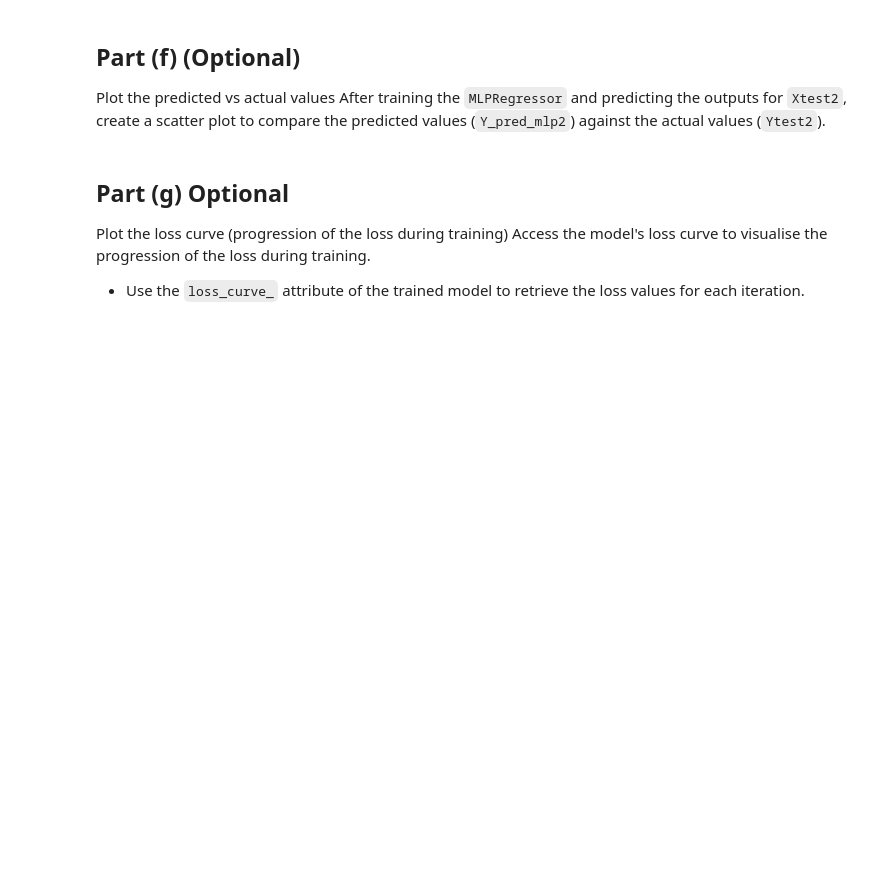
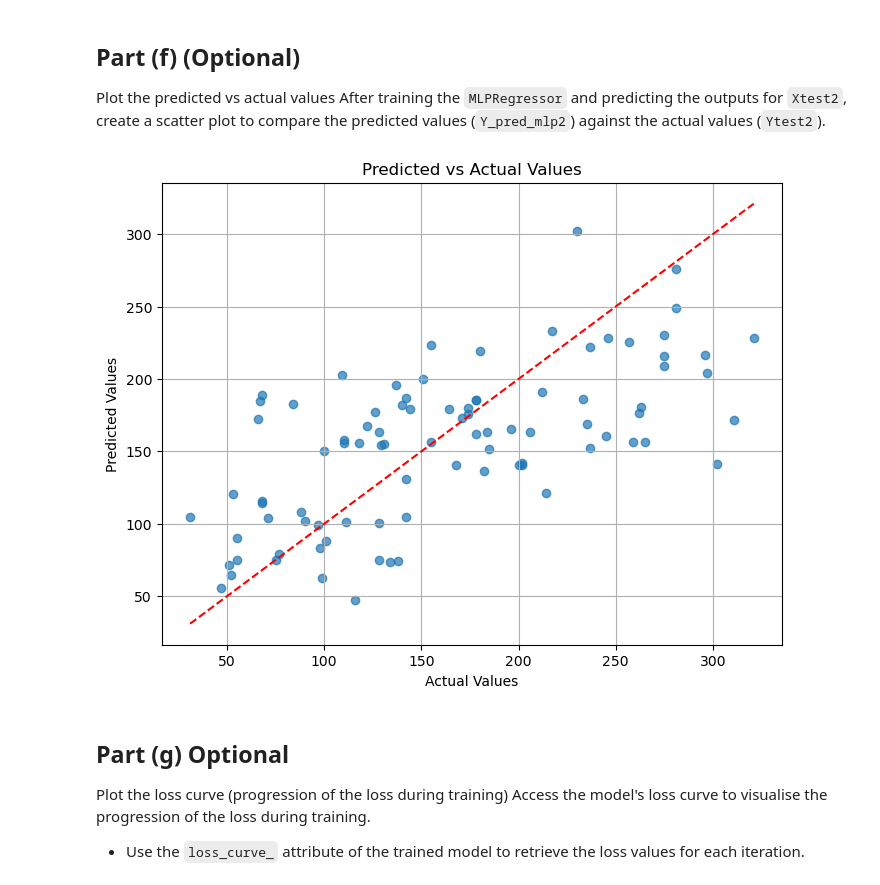
Before and after one commit to sisjkly/2024_25, a Jupyter notebook: worksheets/worksheet3.ipynb, the cells around one changed output. Cells and saved outputs as stored; diff of their text form; code cells hidden in the pictures; blank space fills up the shorter version.

```diff
--- a/worksheets/worksheet3.ipynb
+++ b/worksheets/worksheet3.ipynb
@@ -288,7 +404,8 @@ Take a look at the data in `X2` and the target labels in `Y2`. Find their shapes
 Split the data into training and testing sets
 # %%
 ##TODO## Split dataset
-Xtr2, Xtest2, Ytr2, Ytest2 = ##TODO##
+from sklearn.model_selection import train_test_split
+Xtr2, Xtest2, Ytr2, Ytest2 = train_test_split(X2, Y2, test_size=0.2)
 # %% [markdown]
 ## MLPRegressor from `sklearn.neural_network`
 Class MLPRegressor from `sklearn.neural_network` implements a multi-layer perceptron (MLP) that trains using backpropagation with no activation function  in the output layer, which can also be seen as using the identity function as activation function. Therefore, it uses the square error as the loss function, and the output is a set of continuous
@@ -305,8 +422,16 @@ Create an instance of the `MLPRegressor` with the following settings:
 Train the model using the training data (`Xtr2`,`Ytr2`)
 # %%
 #TODO# Import the MLPRegressor from sklearn.neural_network
-
+from sklearn.neural_network import MLPRegressor
 # Create the MLP Regressor model
-mlp_regression = ##TODO##
+mlp_regression = MLPRegressor(
+    hidden_layer_sizes=(50, 50),
+    activation='relu',
+    solver='adam',
+    learning_rate_init=0.01,
+    max_iter=20,
+    verbose=2
+    )
 
 ##TODO## Train the model
+mlp_regression.fit(Xtr2, Ytr2)
@@ -316,12 +464,13 @@ Make predictions on the test set (`Xtest2`).
 Evaluate the model using appropriate metrics from sklearn.metrics.
 # %%
 #TODO## Predict on the test set
-Y_pred_mlp2 = ##TODO##
+Y_pred_mlp2 = mlp_regression.predict(Xtest2)
 
 ##TODO##
 #import appropriate functions
+from sklearn.metrics import mean_squared_error, r2_score
 
-mse = ##TODO##
-r2 = ##TODO##
+mse = mean_squared_error(Ytest2, Y_pred_mlp2)
+r2 = r2_score(Ytest2, Y_pred_mlp2)
 print("Mean Squared Error:", mse)
 print("R2 Score:", r2)
@@ -340,6 +492,16 @@ Plot the predicted vs actual values
 After training the `MLPRegressor` and predicting the outputs for `Xtest2`, create a scatter plot to compare the predicted values (`Y_pred_mlp2`) against the actual values (`Ytest2`).
 # %%
 ##TODO## Optionally, plot the predicted vs actual values
+plt.figure(figsize=(8, 6))
+plt.scatter(Ytest2, Y_pred_mlp2, alpha=0.7)
+plt.plot([Ytest2.min(), Ytest2.max()], [Ytest2.min(), Ytest2.max()], color='red', linestyle='--')
+plt.title('Predicted vs Actual Values')
+plt.xlabel('Actual Values')
+plt.ylabel('Predicted Values')
+plt.grid()
+plt.show()
+# %% [output]
+[figure, added]
 # %% [markdown]
 ##  Part (g) Optional
 Plot the loss curve (progression of the loss during training)
```
Also changed, not shown: parts of 18 cells of this notebook, 2 other files.
